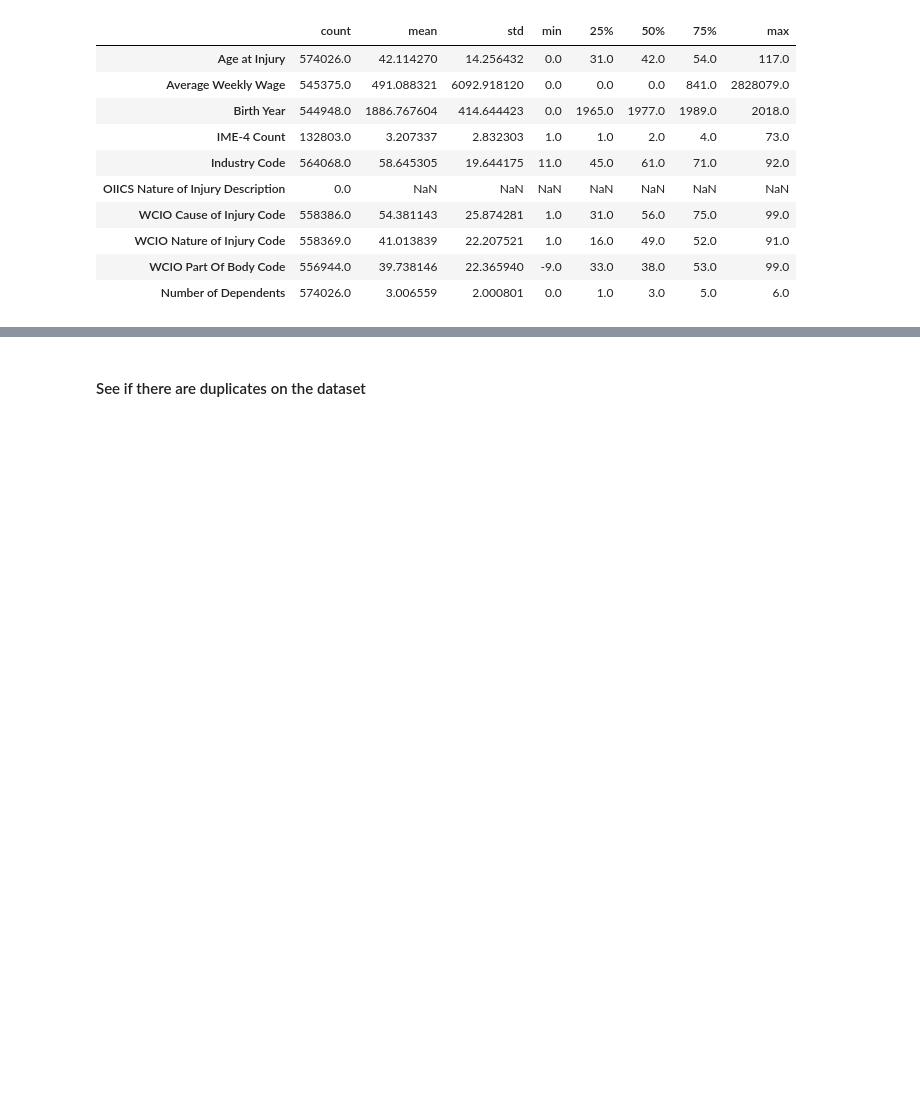
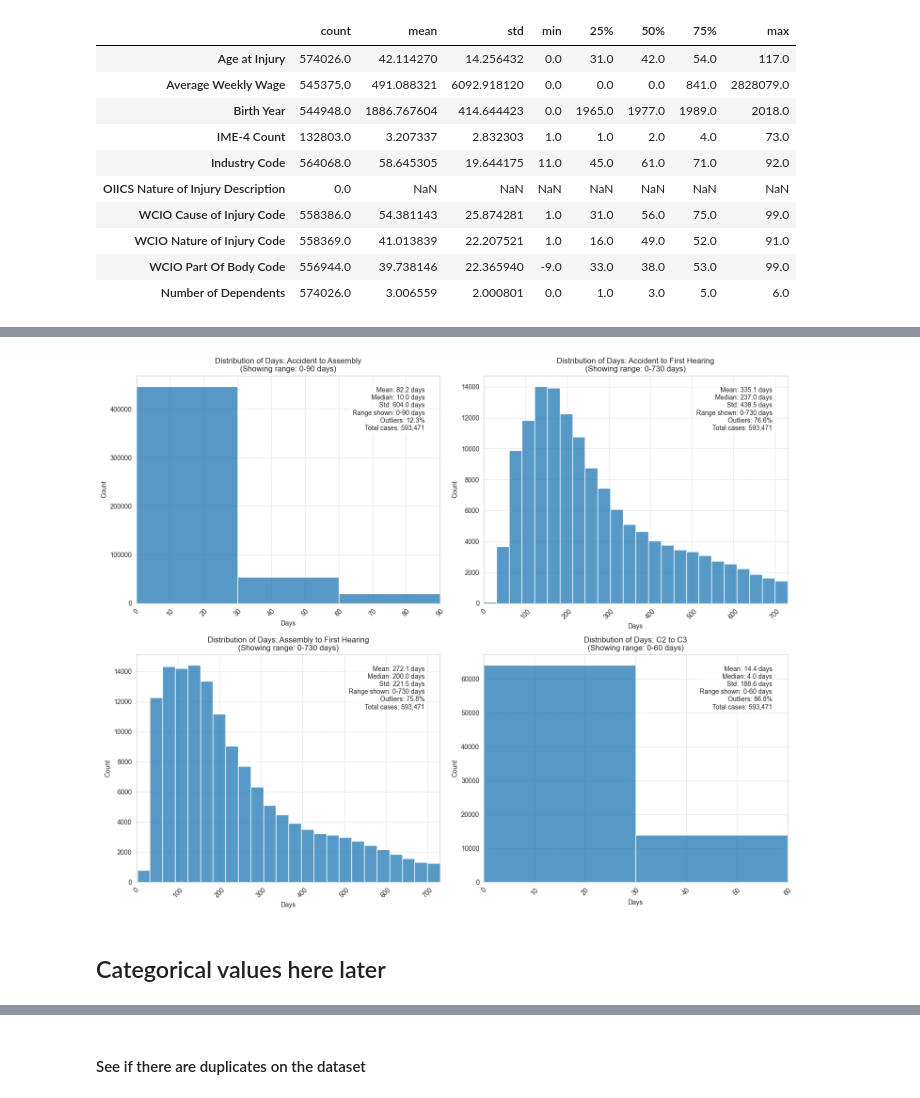
Before and after one commit to killerkiemklan/To-Grant-or-not_ML, a Jupyter notebook: 01_EDA.ipynb, the cells around one changed output, grey strips where cells are left out. Drawn from its saved outputs; the diff is of its cells as text; code cells hidden in the pictures; blank space fills up the shorter version.

```diff
--- a/01_EDA.ipynb
+++ b/01_EDA.ipynb
@@ -368,0 +325,10 @@ def analyze_categorical_features_enhanced(data):
+# %%
+if verbose:
+    fig = analyze_date_intervals(train_df)
+    plt.show()
+    if verbose_2:
+        print_interval_details(train_df)
+# %% [output]
+[figure, added]
+# %% [markdown]
+## Categorical values here later
```
Also changed, not shown: parts of 33 cells of this notebook, 4 other files.
